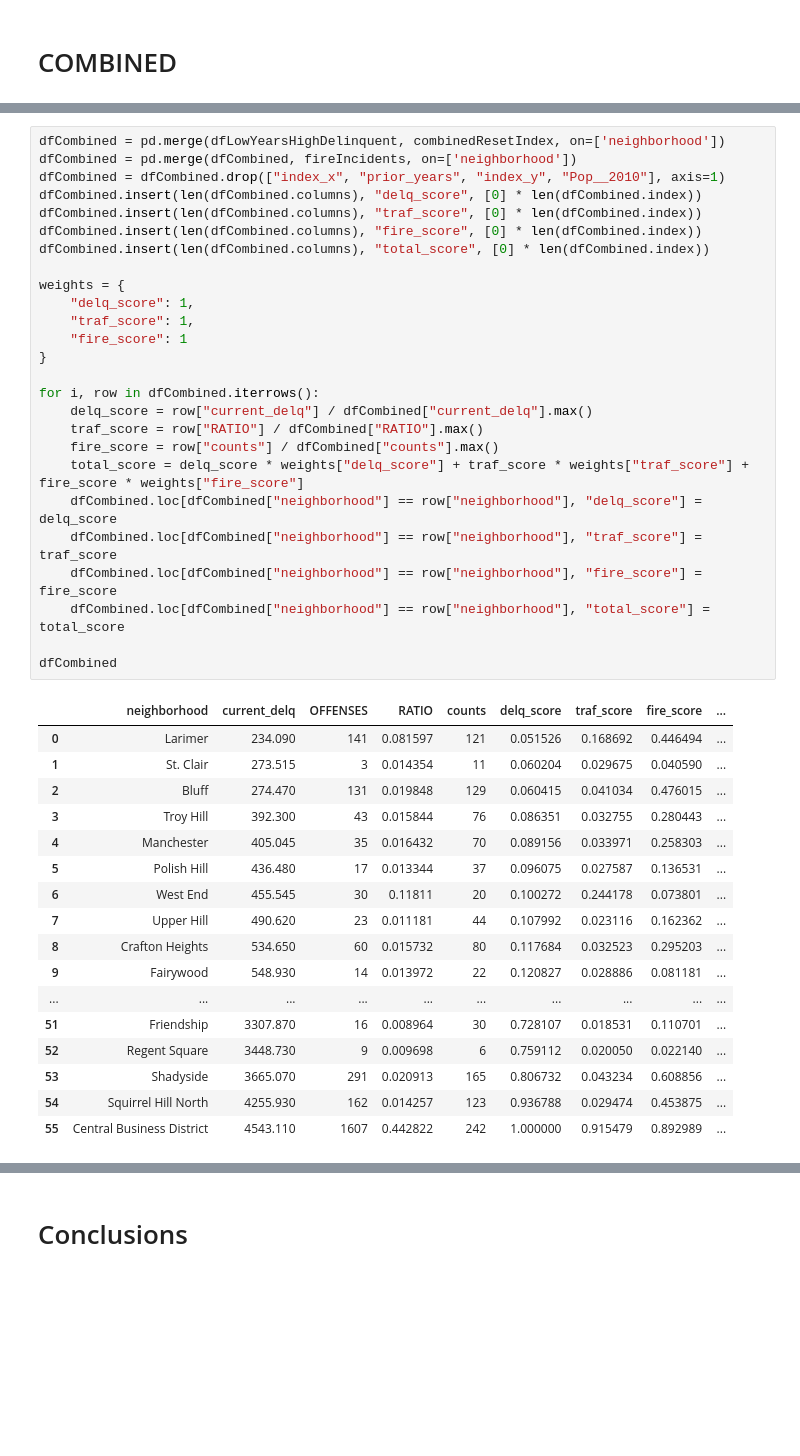
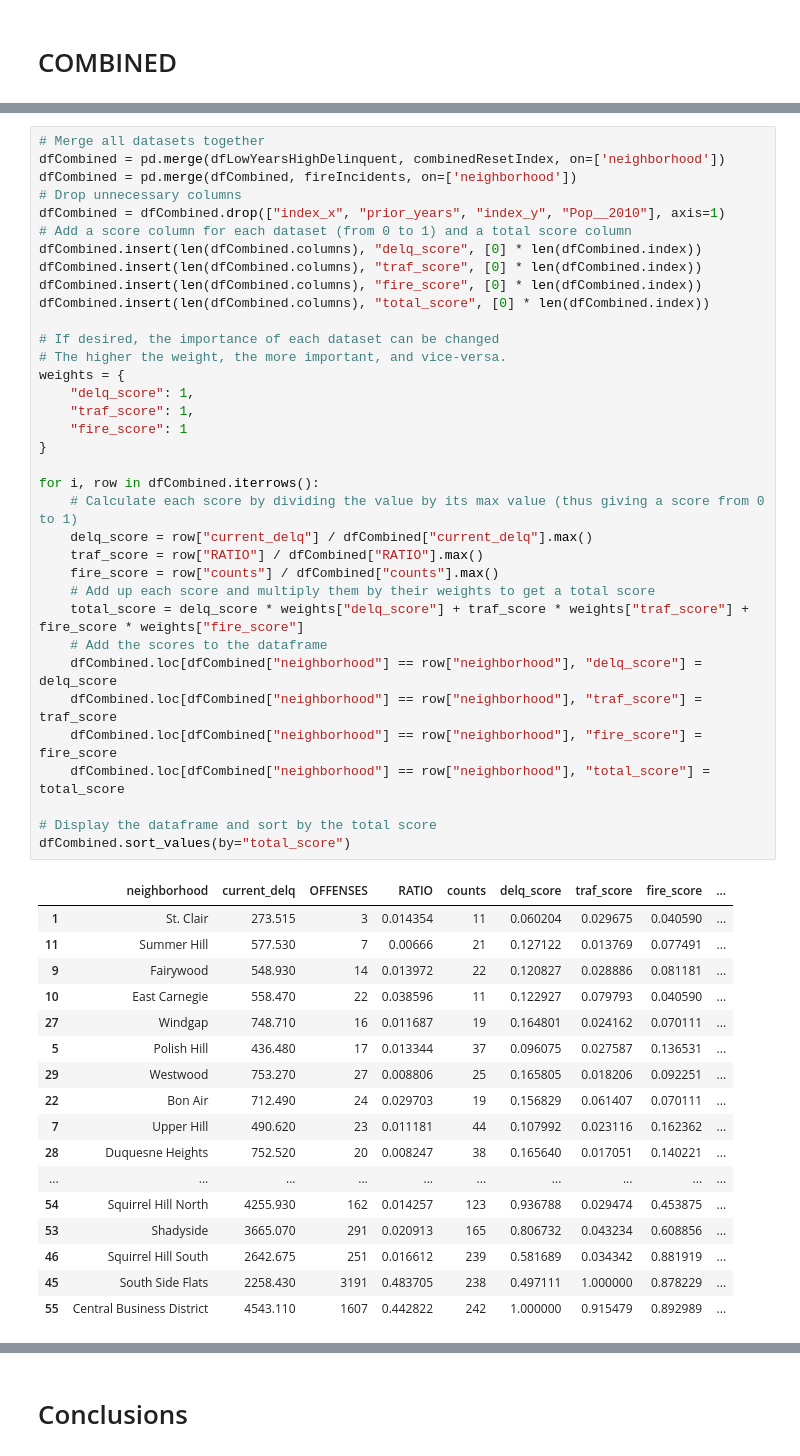
Before and after one commit to grahamsmith0/final-project, a Jupyter notebook: final.ipynb, the cells around one changed output, grey strips where cells are left out. Cells and saved outputs as stored; diff of their text form; blank space fills up the shorter version.

```diff
--- a/final.ipynb
+++ b/final.ipynb
@@ -640,47 +636,56 @@ print(fireIncidents)
 
 [90 rows x 2 columns]
 # %%
+# Merge all datasets together
 dfCombined = pd.merge(dfLowYearsHighDelinquent, combinedResetIndex, on=['neighborhood'])
 dfCombined = pd.merge(dfCombined, fireIncidents, on=['neighborhood'])
+# Drop unnecessary columns
 dfCombined = dfCombined.drop(["index_x", "prior_years", "index_y", "Pop__2010"], axis=1)
+# Add a score column for each dataset (from 0 to 1) and a total score column
 dfCombined.insert(len(dfCombined.columns), "delq_score", [0] * len(dfCombined.index))
 dfCombined.insert(len(dfCombined.columns), "traf_score", [0] * len(dfCombined.index))
 dfCombined.insert(len(dfCombined.columns), "fire_score", [0] * len(dfCombined.index))
 dfCombined.insert(len(dfCombined.columns), "total_score", [0] * len(dfCombined.index))
 
+# If desired, the importance of each dataset can be changed
+# The higher the weight, the more important, and vice-versa.
 weights = {
     "delq_score": 1,
     "traf_score": 1,
     "fire_score": 1
 }
 
 for i, row in dfCombined.iterrows():
+    # Calculate each score by dividing the value by its max value (thus giving a score from 0 to 1)
     delq_score = row["current_delq"] / dfCombined["current_delq"].max()
     traf_score = row["RATIO"] / dfCombined["RATIO"].max()
     fire_score = row["counts"] / dfCombined["counts"].max()
+    # Add up each score and multiply them by their weights to get a total score
     total_score = delq_score * weights["delq_score"] + traf_score * weights["traf_score"] + fire_score * weights["fire_score"]
+    # Add the scores to the dataframe
     dfCombined.loc[dfCombined["neighborhood"] == row["neighborhood"], "delq_score"] = delq_score
     dfCombined.loc[dfCombined["neighborhood"] == row["neighborhood"], "traf_score"] = traf_score
     dfCombined.loc[dfCombined["neighborhood"] == row["neighborhood"], "fire_score"] = fire_score
     dfCombined.loc[dfCombined["neighborhood"] == row["neighborhood"], "total_score"] = total_score
 
-dfCombined
+# Display the dataframe and sort by the total score
+dfCombined.sort_values(by="total_score")
 # %% [output]
 |  | neighborhood | current_delq | OFFENSES | RATIO | counts | delq_score | traf_score | fire_score | ... |
-| 0 | Larimer | 234.090 | 141 | 0.081597 | 121 | 0.051526 | 0.168692 | 0.446494 | ... |
 | 1 | St. Clair | 273.515 | 3 | 0.014354 | 11 | 0.060204 | 0.029675 | 0.040590 | ... |
-| 2 | Bluff | 274.470 | 131 | 0.019848 | 129 | 0.060415 | 0.041034 | 0.476015 | ... |
-| 3 | Troy Hill | 392.300 | 43 | 0.015844 | 76 | 0.086351 | 0.032755 | 0.280443 | ... |
-| 4 | Manchester | 405.045 | 35 | 0.016432 | 70 | 0.089156 | 0.033971 | 0.258303 | ... |
+| 11 | Summer Hill | 577.530 | 7 | 0.00666 | 21 | 0.127122 | 0.013769 | 0.077491 | ... |
+| 9 | Fairywood | 548.930 | 14 | 0.013972 | 22 | 0.120827 | 0.028886 | 0.081181 | ... |
+| 10 | East Carnegie | 558.470 | 22 | 0.038596 | 11 | 0.122927 | 0.079793 | 0.040590 | ... |
+| 27 | Windgap | 748.710 | 16 | 0.011687 | 19 | 0.164801 | 0.024162 | 0.070111 | ... |
 | 5 | Polish Hill | 436.480 | 17 | 0.013344 | 37 | 0.096075 | 0.027587 | 0.136531 | ... |
-| 6 | West End | 455.545 | 30 | 0.11811 | 20 | 0.100272 | 0.244178 | 0.073801 | ... |
+| 29 | Westwood | 753.270 | 27 | 0.008806 | 25 | 0.165805 | 0.018206 | 0.092251 | ... |
+| 22 | Bon Air | 712.490 | 24 | 0.029703 | 19 | 0.156829 | 0.061407 | 0.070111 | ... |
 | 7 | Upper Hill | 490.620 | 23 | 0.011181 | 44 | 0.107992 | 0.023116 | 0.162362 | ... |
-| 8 | Crafton Heights | 534.650 | 60 | 0.015732 | 80 | 0.117684 | 0.032523 | 0.295203 | ... |
-| 9 | Fairywood | 548.930 | 14 | 0.013972 | 22 | 0.120827 | 0.028886 | 0.081181 | ... |
+| 28 | Duquesne Heights | 752.520 | 20 | 0.008247 | 38 | 0.165640 | 0.017051 | 0.140221 | ... |
 | ... | ... | ... | ... | ... | ... | ... | ... | ... | ... |
-| 51 | Friendship | 3307.870 | 16 | 0.008964 | 30 | 0.728107 | 0.018531 | 0.110701 | ... |
-| 52 | Regent Square | 3448.730 | 9 | 0.009698 | 6 | 0.759112 | 0.020050 | 0.022140 | ... |
+| 54 | Squirrel Hill North | 4255.930 | 162 | 0.014257 | 123 | 0.936788 | 0.029474 | 0.453875 | ... |
 | 53 | Shadyside | 3665.070 | 291 | 0.020913 | 165 | 0.806732 | 0.043234 | 0.608856 | ... |
-| 54 | Squirrel Hill North | 4255.930 | 162 | 0.014257 | 123 | 0.936788 | 0.029474 | 0.453875 | ... |
+| 46 | Squirrel Hill South | 2642.675 | 251 | 0.016612 | 239 | 0.581689 | 0.034342 | 0.881919 | ... |
+| 45 | South Side Flats | 2258.430 | 3191 | 0.483705 | 238 | 0.497111 | 1.000000 | 0.878229 | ... |
 | 55 | Central Business District | 4543.110 | 1607 | 0.442822 | 242 | 1.000000 | 0.915479 | 0.892989 | ... |
 # %%
```
Also changed, not shown: parts of 12 cells of this notebook.
